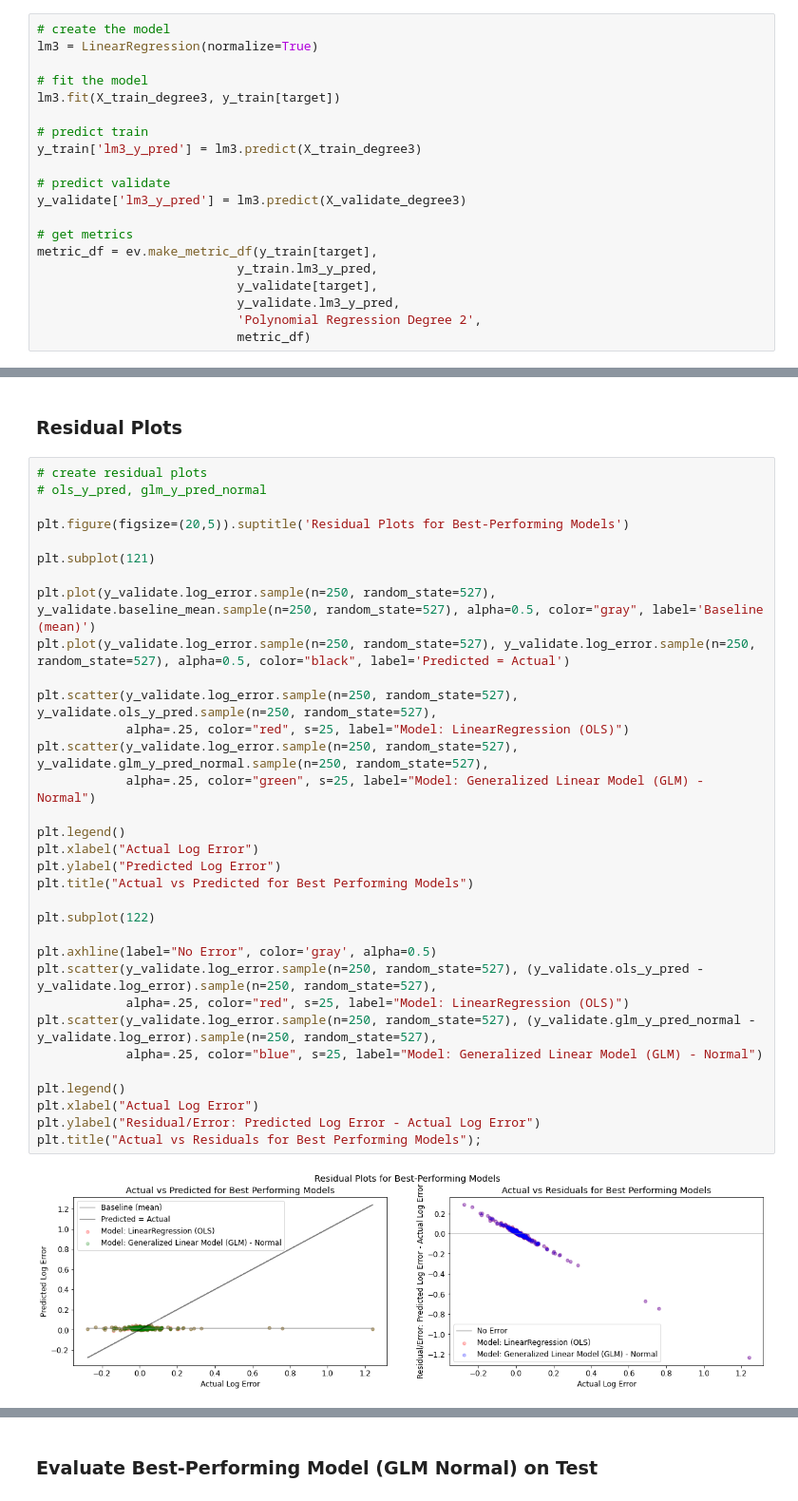
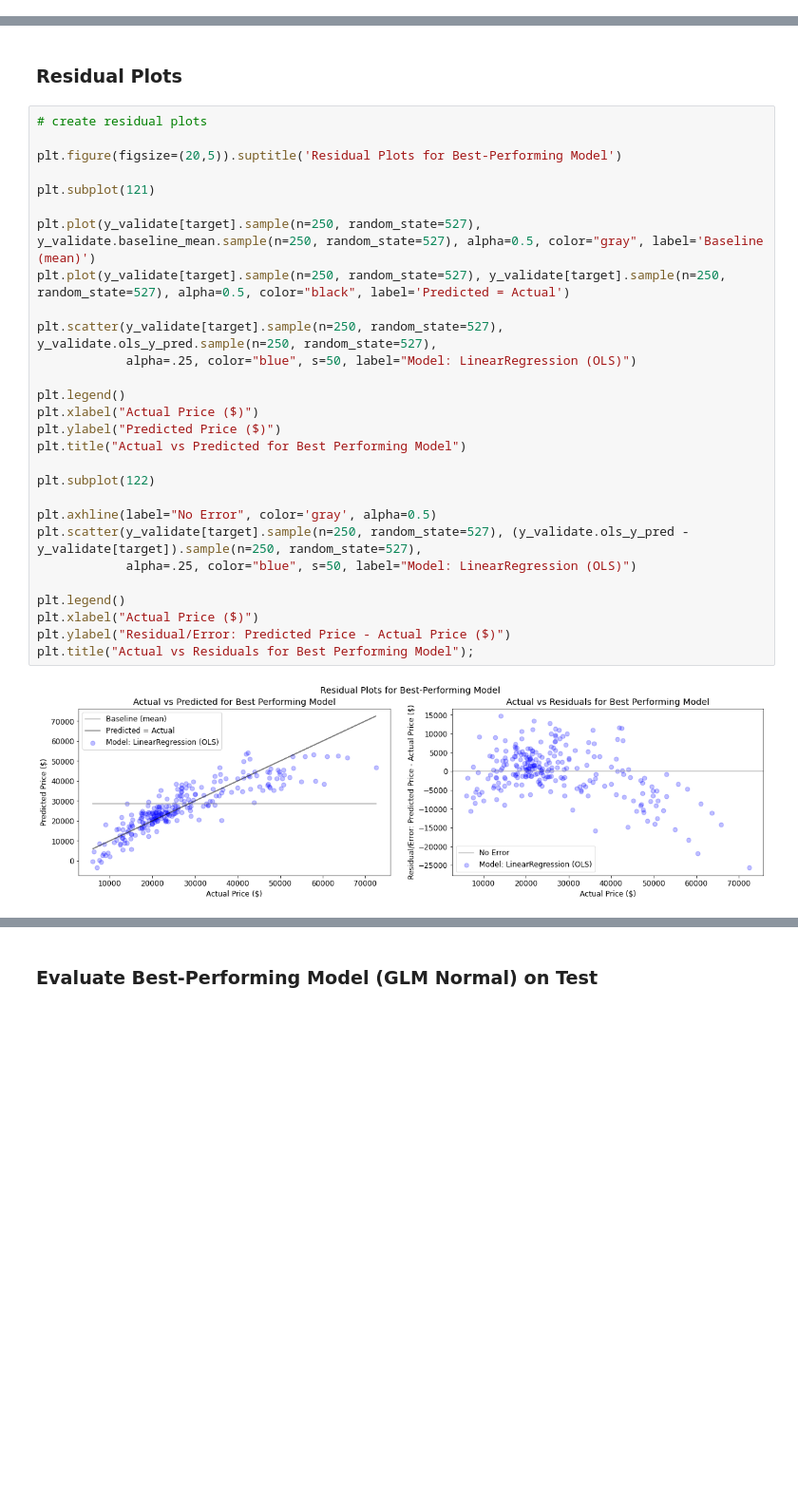
Before and after one commit to adam-talbot/used-cars-regression, a Jupyter notebook: final_notebook.ipynb, the cells around one changed output, grey strips where cells are left out. Shown at 95% size. Saved outputs shown, nothing was run; the diff lists cells and outputs as text; blank space fills up the shorter version.

```diff
--- a/final_notebook.ipynb
+++ b/final_notebook.ipynb
@@ -778,20 +768,0 @@ metric_df = ev.make_metric_df(y_train[target],
-# %%
-# create the model
-lm3 = LinearRegression(normalize=True)
-
-# fit the model
-lm3.fit(X_train_degree3, y_train[target])
-
-# predict train
-y_train['lm3_y_pred'] = lm3.predict(X_train_degree3)
-
-# predict validate
-y_validate['lm3_y_pred'] = lm3.predict(X_validate_degree3)
-
-# get metrics
-metric_df = ev.make_metric_df(y_train[target],
-                           y_train.lm3_y_pred,
-                           y_validate[target],
-                           y_validate.lm3_y_pred,
-                           'Polynomial Regression Degree 2',
-                           metric_df)
@@ -851,38 +813,33 @@ plt.ylabel('RMSE Difference');
 ### Residual Plots
 # %%
 # create residual plots
-# ols_y_pred, glm_y_pred_normal
 
-plt.figure(figsize=(20,5)).suptitle('Residual Plots for Best-Performing Models')
+plt.figure(figsize=(20,5)).suptitle('Residual Plots for Best-Performing Model')
 
 plt.subplot(121)
 
-plt.plot(y_validate.log_error.sample(n=250, random_state=527), y_validate.baseline_mean.sample(n=250, random_state=527), alpha=0.5, color="gray", label='Baseline (mean)')
-plt.plot(y_validate.log_error.sample(n=250, random_state=527), y_validate.log_error.sample(n=250, random_state=527), alpha=0.5, color="black", label='Predicted = Actual')
+plt.plot(y_validate[target].sample(n=250, random_state=527), y_validate.baseline_mean.sample(n=250, random_state=527), alpha=0.5, color="gray", label='Baseline (mean)')
+plt.plot(y_validate[target].sample(n=250, random_state=527), y_validate[target].sample(n=250, random_state=527), alpha=0.5, color="black", label='Predicted = Actual')
 
-plt.scatter(y_validate.log_error.sample(n=250, random_state=527), y_validate.ols_y_pred.sample(n=250, random_state=527),
-            alpha=.25, color="red", s=25, label="Model: LinearRegression (OLS)")
-plt.scatter(y_validate.log_error.sample(n=250, random_state=527), y_validate.glm_y_pred_normal.sample(n=250, random_state=527),
-            alpha=.25, color="green", s=25, label="Model: Generalized Linear Model (GLM) - Normal")
+plt.scatter(y_validate[target].sample(n=250, random_state=527), y_validate.ols_y_pred.sample(n=250, random_state=527),
+            alpha=.25, color="blue", s=50, label="Model: LinearRegression (OLS)")
 
 plt.legend()
-plt.xlabel("Actual Log Error")
-plt.ylabel("Predicted Log Error")
-plt.title("Actual vs Predicted for Best Performing Models")
+plt.xlabel("Actual Price ($)")
+plt.ylabel("Predicted Price ($)")
+plt.title("Actual vs Predicted for Best Performing Model")
 
 plt.subplot(122)
 
 plt.axhline(label="No Error", color='gray', alpha=0.5)
-plt.scatter(y_validate.log_error.sample(n=250, random_state=527), (y_validate.ols_y_pred - y_validate.log_error).sample(n=250, random_state=527),
-            alpha=.25, color="red", s=25, label="Model: LinearRegression (OLS)")
-plt.scatter(y_validate.log_error.sample(n=250, random_state=527), (y_validate.glm_y_pred_normal - y_validate.log_error).sample(n=250, random_state=527),
-            alpha=.25, color="blue", s=25, label="Model: Generalized Linear Model (GLM) - Normal")
+plt.scatter(y_validate[target].sample(n=250, random_state=527), (y_validate.ols_y_pred - y_validate[target]).sample(n=250, random_state=527),
+            alpha=.25, color="blue", s=50, label="Model: LinearRegression (OLS)")
 
 plt.legend()
-plt.xlabel("Actual Log Error")
-plt.ylabel("Residual/Error: Predicted Log Error - Actual Log Error")
-plt.title("Actual vs Residuals for Best Performing Models");
+plt.xlabel("Actual Price ($)")
+plt.ylabel("Residual/Error: Predicted Price - Actual Price ($)")
+plt.title("Actual vs Residuals for Best Performing Model");
 # %% [output]
-[figure, old version]
+[figure, new version]
 # %% [markdown]
 #### Takeaway:
```
Also changed, not shown: parts of 10 cells of this notebook.
